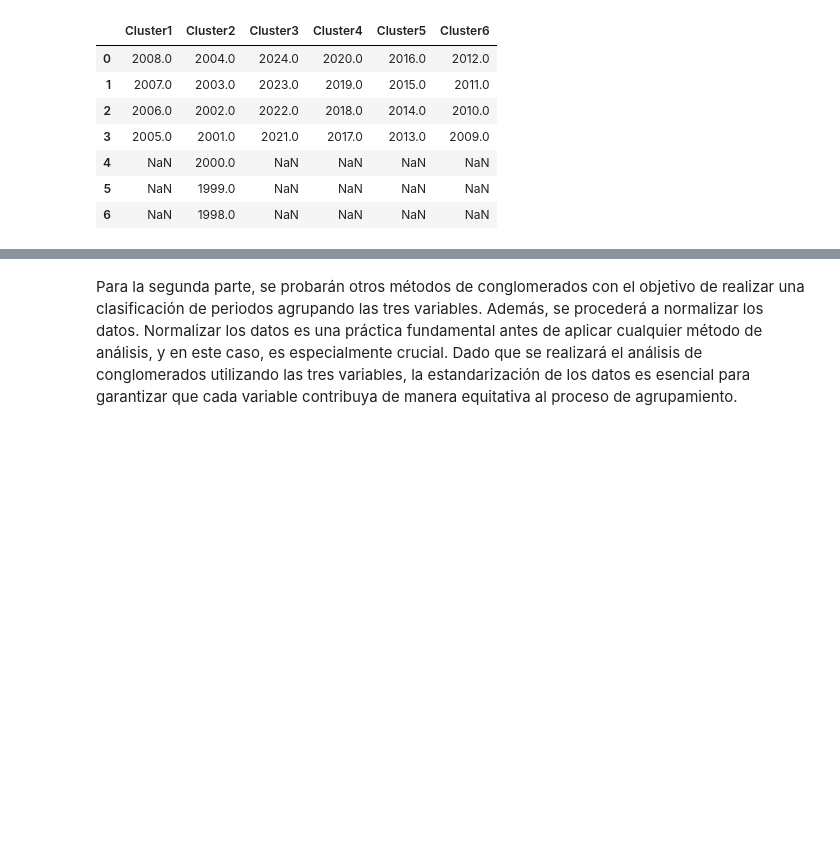
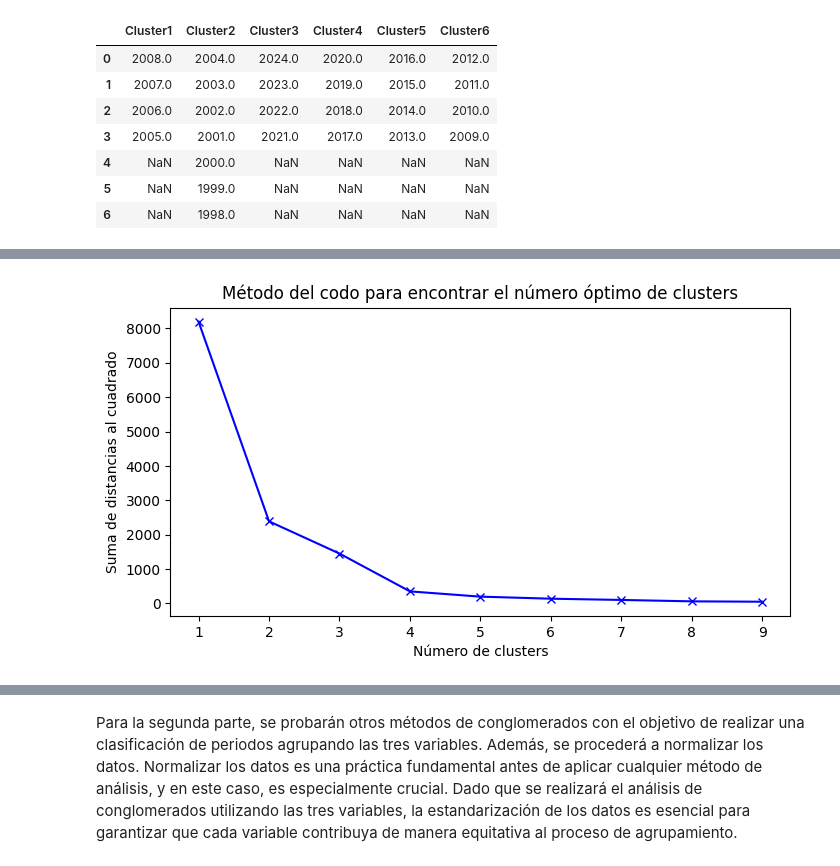
Before and after one commit to ariasdicas/analytics-ICC, a Jupyter notebook: scripts/procesamiento_data_periodos_analogos_junio_ICC.ipynb, the cells around one changed output, grey strips where cells are left out. Drawn from its saved outputs; the diff is of its cells as text; code cells hidden in the pictures; blank space fills up the shorter version.

Commit message:
caracterizacion de clusters

```diff
--- a/scripts/procesamiento_data_periodos_analogos_junio_ICC.ipynb
+++ b/scripts/procesamiento_data_periodos_analogos_junio_ICC.ipynb
@@ -829,0 +911,25 @@ final_clusters
+# %%
+# Parámetros
+N = len(df_combined)
+peso_lluvia = 0.4
+peso_atlantico = 0.25
+peso_pacifico = 0.35
+
+# Calcular ponderaciones
+def calcular_ponderaciones(row):
+    n = 2024 - row['Año']
+
+    # Valores de los clusters
+    valor_lluvia = cluster_values_lluvia[row['ClusterLluvia']]
+    valor_atlantico = cluster_values_atlantico[row['ClusterAtlantico']]
+    valor_pacifico = cluster_values_pacifico[row['ClusterPacifico']]
+
+    # Factores de ponderación
+    M_lluvia = (N - n) * peso_lluvia * valor_lluvia
+    M_atlantico = (N - n) * peso_atlantico * valor_atlantico
+    M_pacifico = (N - n) * peso_pacifico * valor_pacifico
+    Z = M_lluvia + M_atlantico + M_pacifico
+
+    return pd.Series([M_lluvia, M_atlantico, M_pacifico, Z])
+
+df_combined[['M_Lluvia', 'M_Atlantico', 'M_Pacifico', 'Z']] =df_combined.apply(calcular_ponderaciones, axis=1)
@@ -829,0 +956,18 @@ final_clusters
+# %%
+# Determinar el número óptimo de clusters usando el método del codo
+sum_of_squared_distances = []
+K = range(1, 10)
+for k in K:
+    kmeans = KMeans(n_clusters=k)
+    kmeans = kmeans.fit(df_combined[['Z']])
+    sum_of_squared_distances.append(kmeans.inertia_)
+
+# Visualizar el método del codo
+plt.figure(figsize=(8, 4))
+plt.plot(K, sum_of_squared_distances, 'bx-')
+plt.xlabel('Número de clusters')
+plt.ylabel('Suma de distancias al cuadrado')
+plt.title('Método del codo para encontrar el número óptimo de clusters')
+plt.show()
+# %% [output]
+[figure, added]
```
Also changed, not shown: parts of 15 cells of this notebook.
